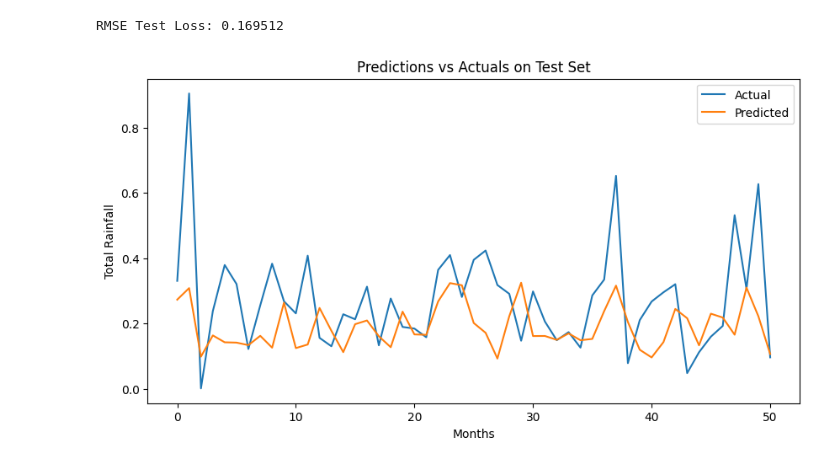
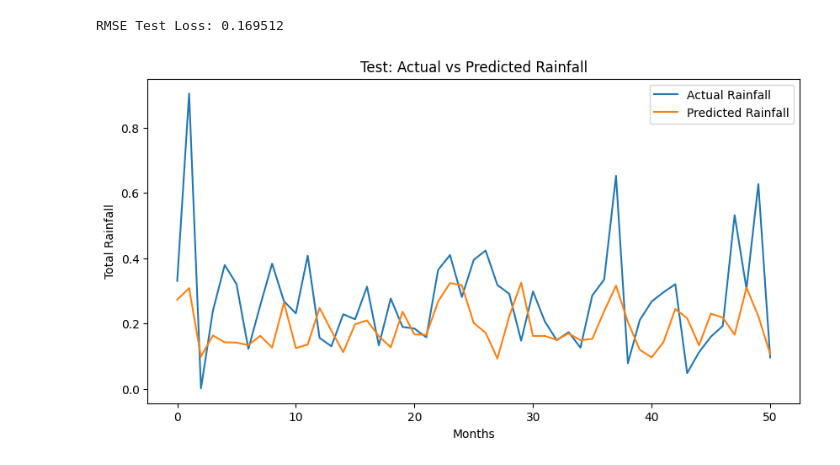
Before and after one commit to loypekyong/DeepLearningProject, a Jupyter notebook: transformer_encoder.ipynb, the cells around one changed output. Drawn from its saved outputs; the diff is of its cells as text; code cells hidden in the pictures.

Commit message:
Added more charts to transformer encoder ipynb.

```diff
--- a/transformer_encoder.ipynb
+++ b/transformer_encoder.ipynb
@@ -28,7 +28,7 @@ valid = 2022, 1999, 2008, 1990
 test = 2023,  1998, 2009, 1991
 # %%
 # Data loading
-datafolder = "/kaggle/input/dl-proj-weather/data"
+datafolder = "./data/"
 merge_df = pd.DataFrame()
 for i, file in enumerate(os.listdir(datafolder)):
     file_path = os.path.join(datafolder, file)
@@ -215,3 +215,19 @@ plt.show()
 model.load_state_dict(torch.load('transformer_best.pth'))
 # %% [output]
 <All keys matched successfully>
+# %%
+# Evaluate on validation set
+model.eval()
+validation_loss = 0
+val_predictions, val_actuals = [], []
+with torch.no_grad():
+    for X_batch, y_batch in val_loader:
+        X_batch, y_batch = X_batch.to(device), y_batch.to(device)
+        output = model(X_batch)
+        loss = criterion(output, y_batch)
+        validation_loss += loss.item() * X_batch.size(0)
+        val_predictions.extend(output.cpu().numpy())
+        val_actuals.extend(y_batch.cpu().numpy())
+    validation_loss /= len(val_loader.dataset)
+
+print(f"RMSE Validation Loss: {np.sqrt(validation_loss):.6f}")
@@ -219,15 +249,15 @@ model.load_state_dict(torch.load('transformer_best.pth'))
 # Evaluate on test set
 model.eval()
 test_loss = 0
-predictions, actuals = [], []
+test_predictions, test_actuals = [], []
 with torch.no_grad():
     for X_batch, y_batch in test_loader:
         X_batch, y_batch = X_batch.to(device), y_batch.to(device)
         output = model(X_batch)
         loss = criterion(output, y_batch)
         test_loss += loss.item() * X_batch.size(0)
-        predictions.extend(output.cpu().numpy())
-        actuals.extend(y_batch.cpu().numpy())
+        test_predictions.extend(output.cpu().numpy())
+        test_actuals.extend(y_batch.cpu().numpy())
     test_loss /= len(test_loader.dataset)
 
 print(f"RMSE Test Loss: {np.sqrt(test_loss):.6f}")
@@ -236,12 +266,12 @@ RMSE Test Loss: 0.169512
 # %%
 # Plot predictions vs actuals
 plt.figure(figsize=(10, 5))
-plt.plot(actuals, label='Actual')
-plt.plot(predictions, label='Predicted')
+plt.plot(test_actuals, label='Actual Rainfall')
+plt.plot(test_predictions, label='Predicted Rainfall')
 plt.xlabel('Months')
 plt.ylabel('Total Rainfall')
 plt.legend()
-plt.title('Predictions vs Actuals on Test Set')
+plt.title('Test: Actual vs Predicted Rainfall')
 plt.show()
 # %% [output]
-[figure, old version]
+[figure, new version]
```
Also changed, not shown: parts of 2 cells of this notebook.
